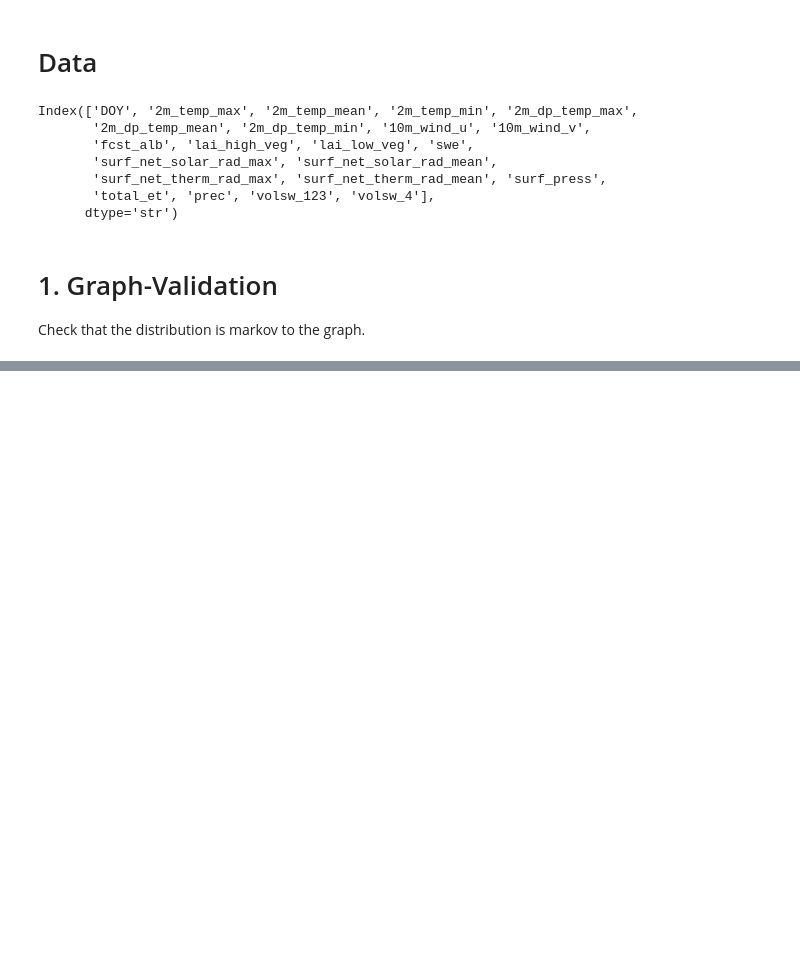
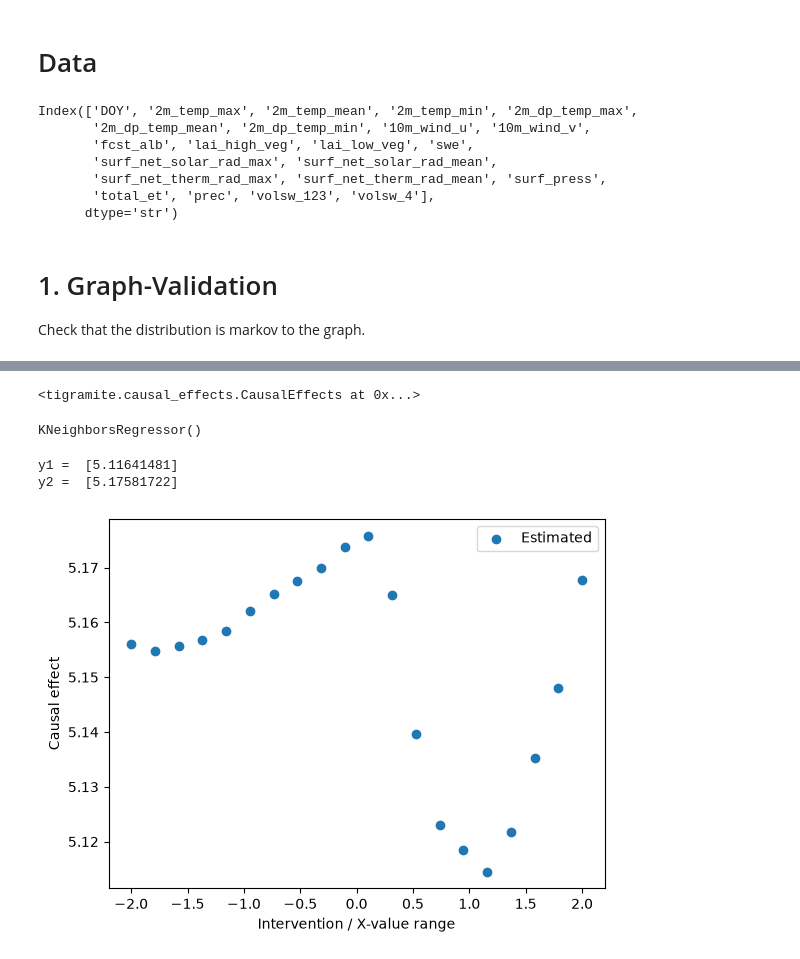
Before and after one commit to tripleUU-U/snow_causal_inference, a Jupyter notebook: code/basin_workflow.ipynb, the cells around one changed output, grey strips where cells are left out. Cells and saved outputs as stored; diff of their text form; code cells hidden in the pictures; blank space fills up the shorter version.

Commit message:
followed the tutoial on the github, now I have to understand what it means

```diff
--- a/code/basin_workflow.ipynb
+++ b/code/basin_workflow.ipynb
@@ -113,0 +193,46 @@ TypeError: CondIndTest.run_test() missing 2 required positional arguments: 'X' a
+# %%
+data_tg = DataFrame(data=np.nan_to_num(vars_df.to_numpy()))
+# %%
+causal_effects.fit_total_effect(
+    dataframe=data_tg,
+    estimator=KNeighborsRegressor(),
+    adjustment_set="optimal"
+)
+# %% [output]
+<tigramite.causal_effects.CausalEffects at 0x...>
+# %%
+causal_effects.model.fit_results["model"]
+# %% [output]
+KNeighborsRegressor()
+# %%
+intervention_data = 1.*np.ones((1, 1))
+y1 = causal_effects.predict_total_effect(
+        intervention_data=intervention_data,
+#         conditions_data=conditions_data,
+        )
+print("y1 = ",y1)
+
+intervention_data = 0.*np.ones((1, 1))
+y2 = causal_effects.predict_total_effect(
+        intervention_data=intervention_data,
+#         conditions_data=conditions_data,
+        )
+print("y2 = ",y2)
+# %% [output]
+y1 =  [5.11641481]
+y2 =  [5.17581722]
+# %%
+intervention_data = np.tile(np.linspace(-2, 2, 20).reshape(20, 1), (1, 1))
+estimated_causal_effects = causal_effects.predict_total_effect(
+        intervention_data=intervention_data,
+#         conditions_data=conditions_data,
+        )
+plt.scatter(intervention_data[:,0], estimated_causal_effects, label="Estimated")
+# plt.plot(intervention_values, true_causal_effects, 'k-', label="True")
+# plt.title(r"NRMSE = %.2f" % (np.abs(estimated_causal_effects - true_causal_effects).mean()/true_causal_effects.std()))
+plt.xlabel('Intervention / X-value range')
+plt.ylabel('Causal effect')
+plt.legend()
+plt.show()
+# %% [output]
+[figure, added]
```
Also changed, not shown: parts of 12 cells of this notebook, 2 other files.
